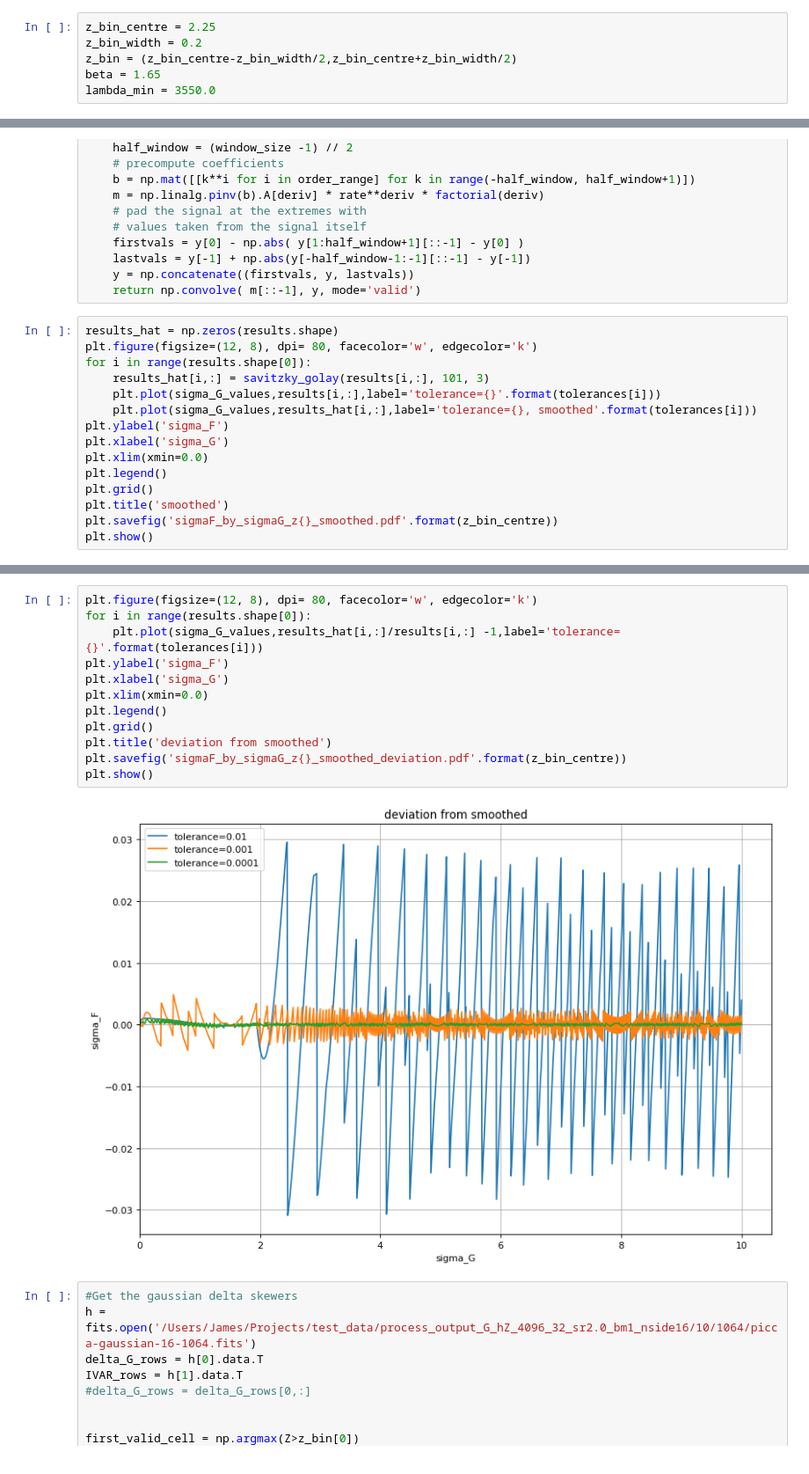
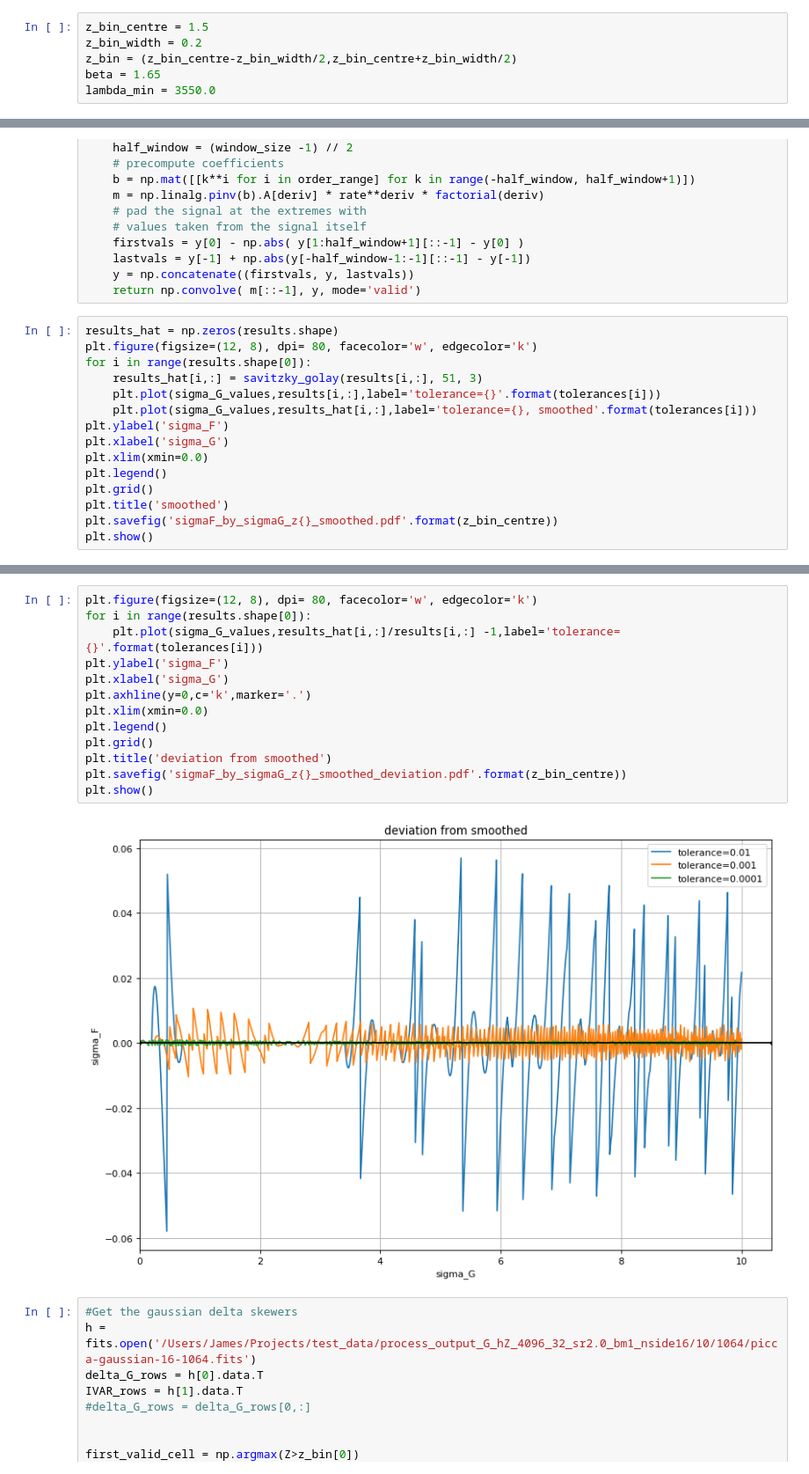
Before and after one commit to igmhub/LyaCoLoRe, a Jupyter notebook: example_scripts/tune_flux.ipynb, the cells around one changed output, grey strips where cells are left out. Shown at 88% size. Saved outputs shown, nothing was run; the diff lists cells and outputs as text.

```diff
--- a/example_scripts/tune_flux.ipynb
+++ b/example_scripts/tune_flux.ipynb
@@ -4,7 +4,7 @@ import matplotlib.pyplot as plt
 from astropy.io import fits
 lya=1215.67
 # %%
-z_bin_centre = 2.25
+z_bin_centre = 1.5
 z_bin_width = 0.2
 z_bin = (z_bin_centre-z_bin_width/2,z_bin_centre+z_bin_width/2)
 beta = 1.65
@@ -249,7 +249,7 @@ def savitzky_golay(y, window_size, order, deriv=0, rate=1):
 results_hat = np.zeros(results.shape)
 plt.figure(figsize=(12, 8), dpi= 80, facecolor='w', edgecolor='k')
 for i in range(results.shape[0]):
-    results_hat[i,:] = savitzky_golay(results[i,:], 101, 3)
+    results_hat[i,:] = savitzky_golay(results[i,:], 51, 3)
     plt.plot(sigma_G_values,results[i,:],label='tolerance={}'.format(tolerances[i]))
     plt.plot(sigma_G_values,results_hat[i,:],label='tolerance={}, smoothed'.format(tolerances[i]))
 plt.ylabel('sigma_F')
@@ -265,17 +265,18 @@ plt.show()
 # %%
 plt.figure(figsize=(12, 8), dpi= 80, facecolor='w', edgecolor='k')
 for i in range(results.shape[0]):
     plt.plot(sigma_G_values,results_hat[i,:]/results[i,:] -1,label='tolerance={}'.format(tolerances[i]))
 plt.ylabel('sigma_F')
 plt.xlabel('sigma_G')
+plt.axhline(y=0,c='k',marker='.')
 plt.xlim(xmin=0.0)
 plt.legend()
 plt.grid()
 plt.title('deviation from smoothed')
 plt.savefig('sigmaF_by_sigmaG_z{}_smoothed_deviation.pdf'.format(z_bin_centre))
 plt.show()
 # %% [output]
-[figure, old version]
+[figure, new version]
 # %%
 #Get the gaussian delta skewers
 h = fits.open('/Users/James/Projects/test_data/process_output_G_hZ_4096_32_sr2.0_bm1_nside16/10/1064/picca-gaussian-16-1064.fits')
```
Also changed, not shown: parts of 4 cells of this notebook, 4 other files.
